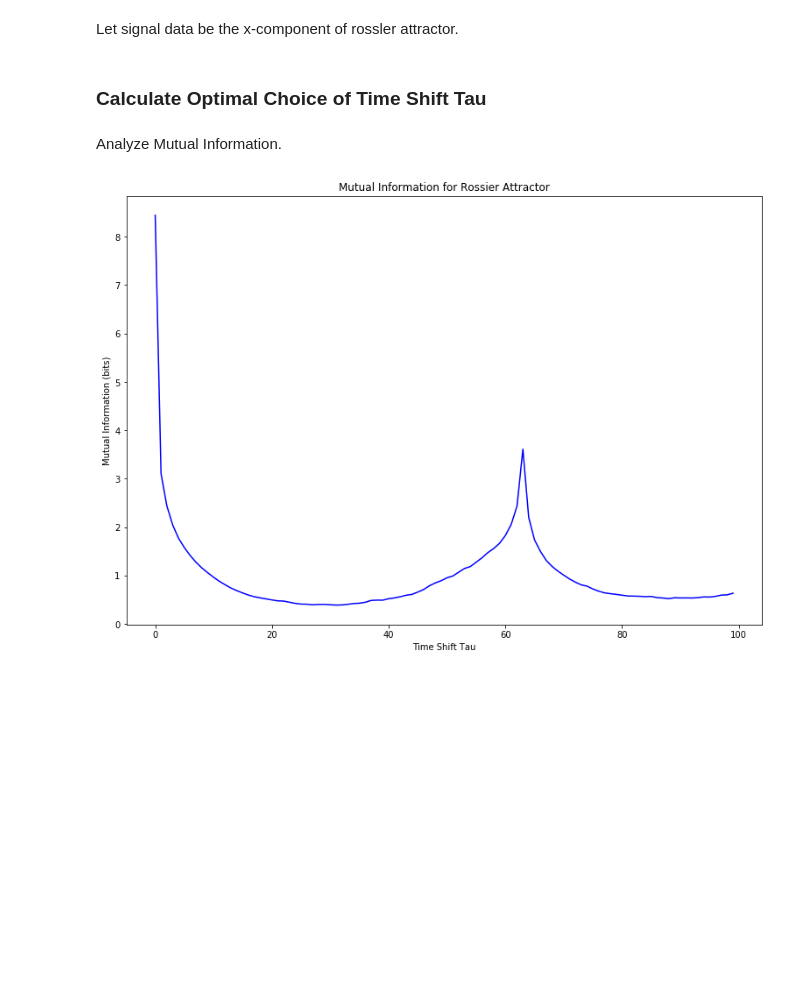
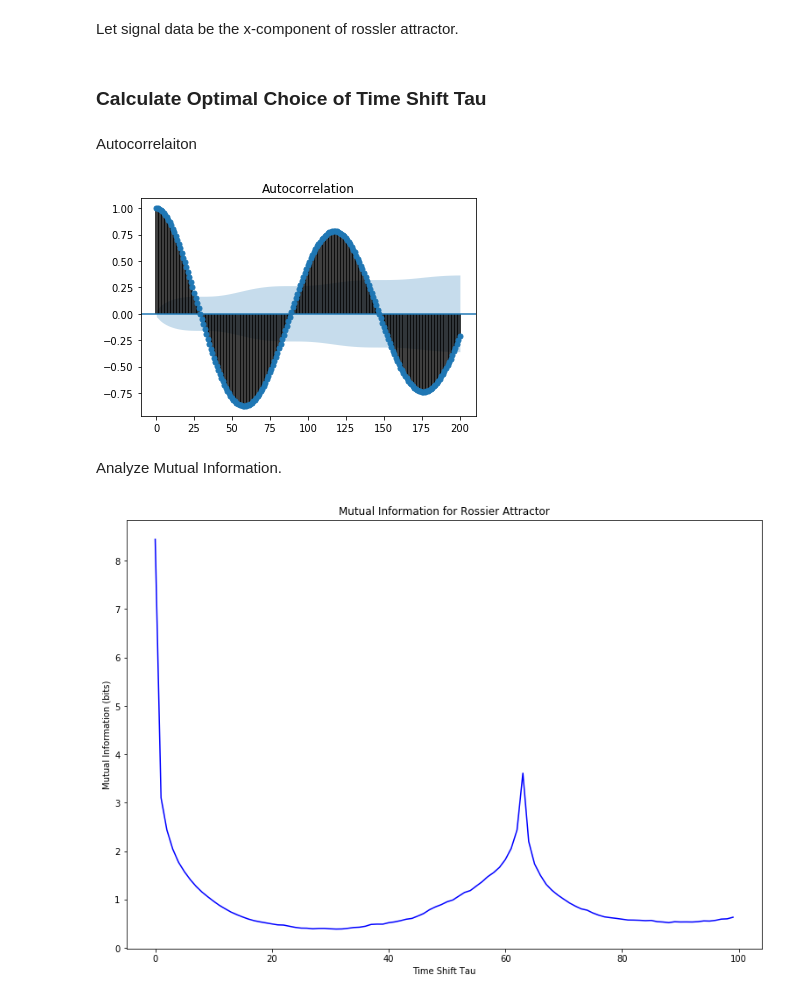
Before and after one commit to jordandpflum/NxGen, a Jupyter notebook: Rossler Attractor - Test.ipynb, the cells around one changed output. Cells and saved outputs as stored; diff of their text form; code cells hidden in the pictures; blank space fills up the shorter version.

```diff
--- a/Rossler Attractor - Test.ipynb
+++ b/Rossler Attractor - Test.ipynb
@@ -135,6 +131,14 @@ Let signal data be the x-component of rossler attractor.
 signalData = rossler_data[:, 0]  # First factor (X component) of Rossler Attractor
 # %% [markdown]
 ### Calculate Optimal Choice of Time Shift Tau
+# %% [markdown]
+Autocorrelaiton
+# %%
+# Autocorrelation
+plot_acf(signalData, lags= 200, alpha=0.05)
+signalData_ACF = acf(signalData, fft=False)
+# %% [output]
+[figure, added]
 # %% [markdown]
 Analyze Mutual Information.
 # %%
```
Also changed, not shown: parts of 7 cells of this notebook, 1 other file.
